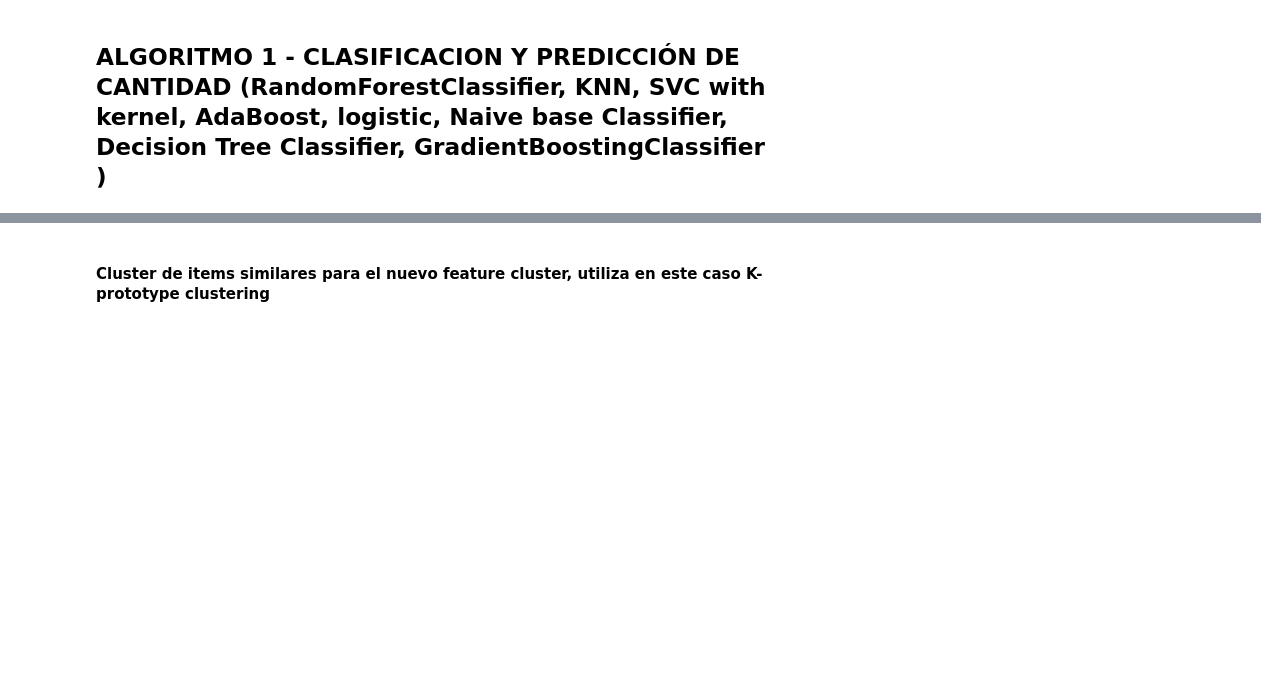
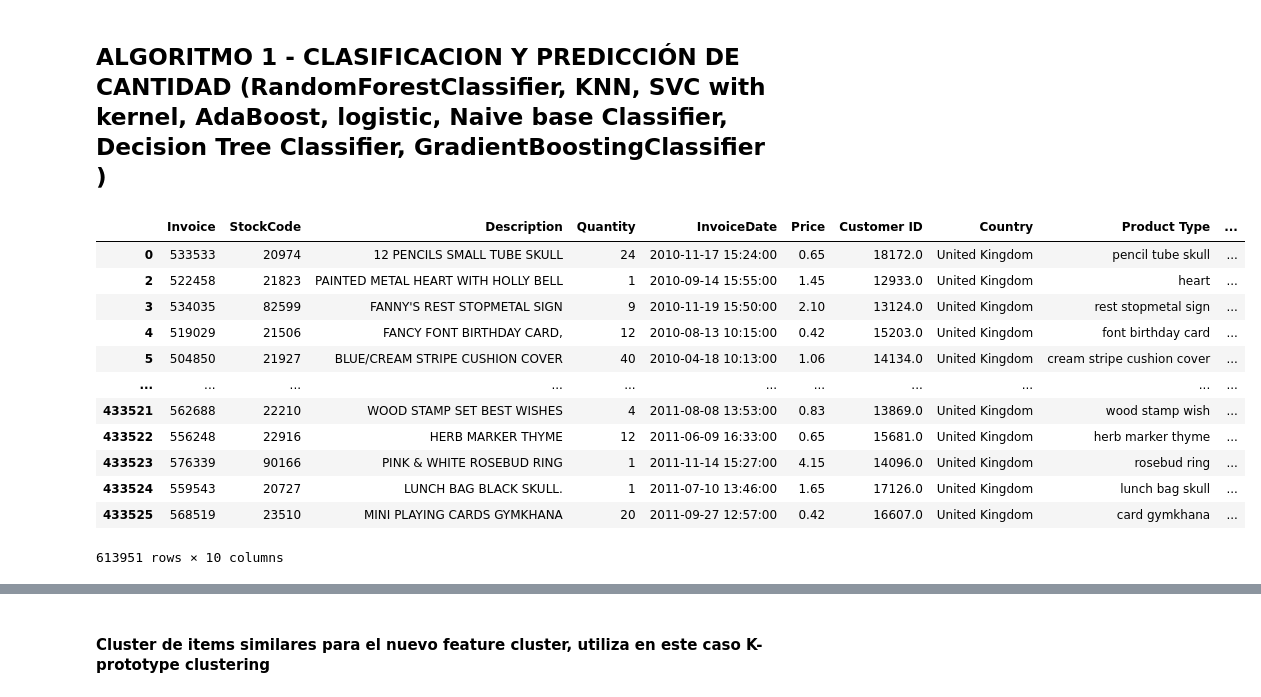
Before and after one commit to hcgalvan/UNSAM-Machine-Learning-on-Economics, a Jupyter notebook: TP-EcoData-Borrador.ipynb, the cells around one changed output, grey strips where cells are left out. Drawn from its saved outputs; the diff is of its cells as text; code cells hidden in the pictures; blank space fills up the shorter version.

```diff
--- a/TP-EcoData-Borrador.ipynb
+++ b/TP-EcoData-Borrador.ipynb
@@ -1270,3 +1286,5 @@ price_quantity_plot(df1)
 # ALGORITMOS ANALIZADOS
 # %% [markdown]
 ## ALGORITMO 1 - CLASIFICACION Y PREDICCIÓN DE CANTIDAD (RandomForestClassifier, KNN, SVC with kernel, AdaBoost, logistic, Naive base Classifier, Decision Tree Classifier, GradientBoostingClassifier )
+# %%
+df = cargar_archivo_total()
@@ -1273 +1299,17 @@ price_quantity_plot(df1)
+# %%
+df
+# %% [output]
+|  | Invoice | StockCode | Description | Quantity | InvoiceDate | Price | Customer ID | Country | Product Type | ... |
+| 0 | 533533 | 20974 | 12 PENCILS SMALL TUBE SKULL | 24 | 2010-11-17 15:24:00 | 0.65 | 18172.0 | United Kingdom | pencil tube skull | ... |
+| 2 | 522458 | 21823 | PAINTED METAL HEART WITH HOLLY BELL | 1 | 2010-09-14 15:55:00 | 1.45 | 12933.0 | United Kingdom | heart | ... |
+| 3 | 534035 | 82599 | FANNY'S REST STOPMETAL SIGN | 9 | 2010-11-19 15:50:00 | 2.10 | 13124.0 | United Kingdom | rest stopmetal sign | ... |
+| 4 | 519029 | 21506 | FANCY FONT BIRTHDAY CARD, | 12 | 2010-08-13 10:15:00 | 0.42 | 15203.0 | United Kingdom | font birthday card | ... |
+| 5 | 504850 | 21927 | BLUE/CREAM STRIPE CUSHION COVER | 40 | 2010-04-18 10:13:00 | 1.06 | 14134.0 | United Kingdom | cream stripe cushion cover | ... |
+| ... | ... | ... | ... | ... | ... | ... | ... | ... | ... | ... |
+| 433521 | 562688 | 22210 | WOOD STAMP SET BEST WISHES | 4 | 2011-08-08 13:53:00 | 0.83 | 13869.0 | United Kingdom | wood stamp wish | ... |
+| 433522 | 556248 | 22916 | HERB MARKER THYME | 12 | 2011-06-09 16:33:00 | 0.65 | 15681.0 | United Kingdom | herb marker thyme | ... |
+| 433523 | 576339 | 90166 | PINK & WHITE ROSEBUD RING | 1 | 2011-11-14 15:27:00 | 4.15 | 14096.0 | United Kingdom | rosebud ring | ... |
+| 433524 | 559543 | 20727 | LUNCH BAG BLACK SKULL. | 1 | 2011-07-10 13:46:00 | 1.65 | 17126.0 | United Kingdom | lunch bag skull | ... |
+| 433525 | 568519 | 23510 | MINI PLAYING CARDS GYMKHANA | 20 | 2011-09-27 12:57:00 | 0.42 | 16607.0 | United Kingdom | card gymkhana | ... |
+613951 rows × 10 columns
 # %%
```
Also changed, not shown: parts of 39 cells of this notebook, 8 other files.
